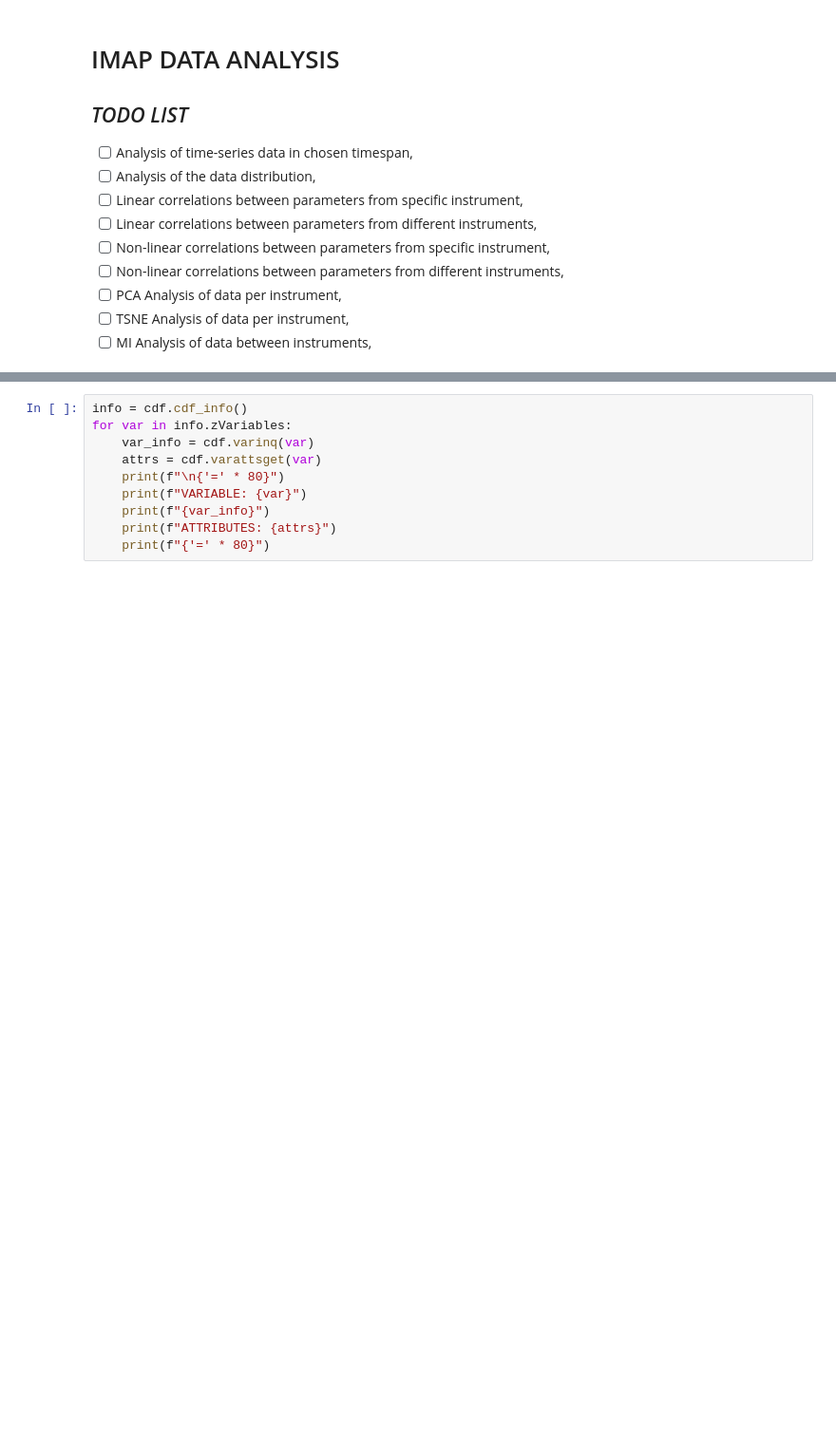
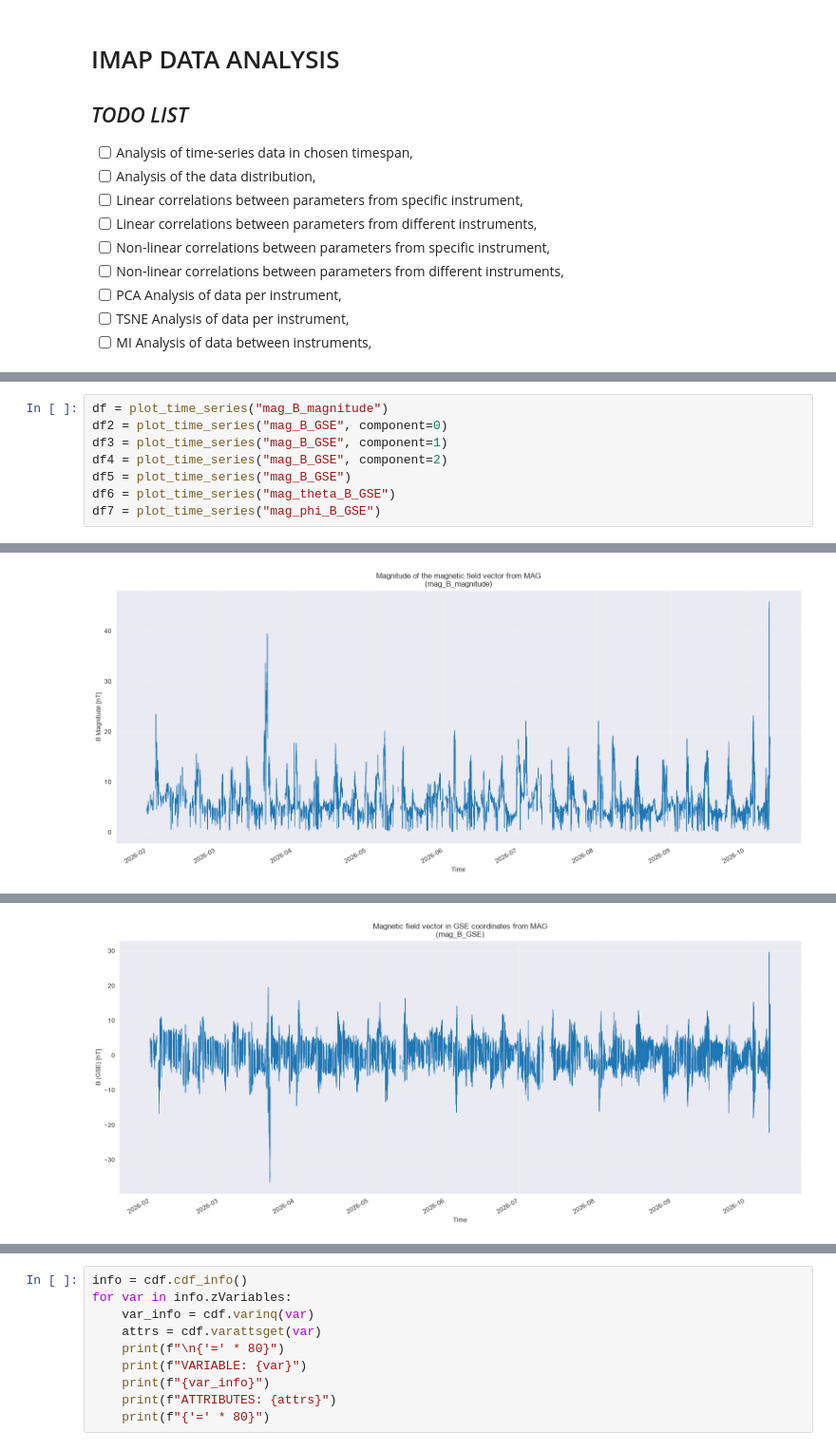
Before and after one commit to JohnWhite-CodeSpace/IMAP-Space-Weather, a Jupyter notebook: analysis/Data_Analysis.ipynb, the cells around one changed output, grey strips where cells are left out. Shown at 95% size. Drawn from its saved outputs; the diff is of its cells as text; blank space fills up the shorter version.

Commit message:
updated time-series data analysis script

```diff
--- a/analysis/Data_Analysis.ipynb
+++ b/analysis/Data_Analysis.ipynb
@@ -37,0 +130,9 @@ cdf = cdflib.CDF(f"{data_dir}/imap_ialirt_l1_realtime_20260507_v001.cdf")
+# %%
+df = plot_time_series("mag_B_magnitude")
+df2 = plot_time_series("mag_B_GSE", component=0)
+df3 = plot_time_series("mag_B_GSE", component=1)
+df4 = plot_time_series("mag_B_GSE", component=2)
+df5 = plot_time_series("mag_B_GSE")
+df6 = plot_time_series("mag_theta_B_GSE")
+df7 = plot_time_series("mag_phi_B_GSE")
+# %% [output]
@@ -37,0 +156 @@ cdf = cdflib.CDF(f"{data_dir}/imap_ialirt_l1_realtime_20260507_v001.cdf")
+[figure, added]
@@ -37,0 +174 @@ cdf = cdflib.CDF(f"{data_dir}/imap_ialirt_l1_realtime_20260507_v001.cdf")
+[figure, added]
```
Also changed, not shown: parts of 8 cells of this notebook, 1 other file.
